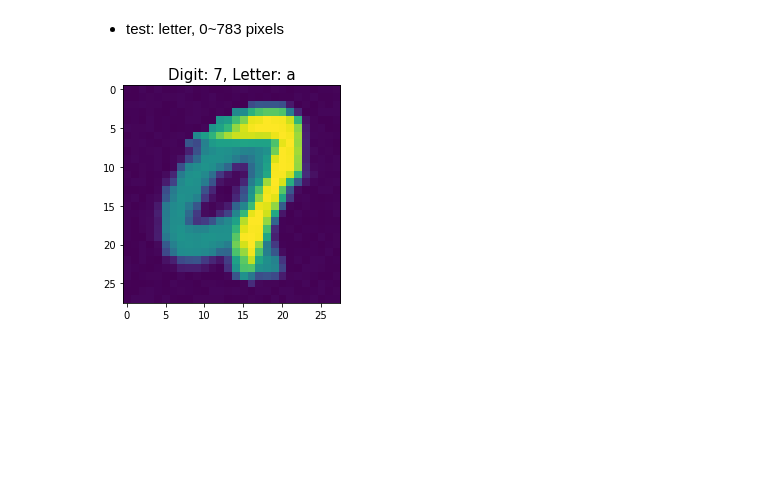
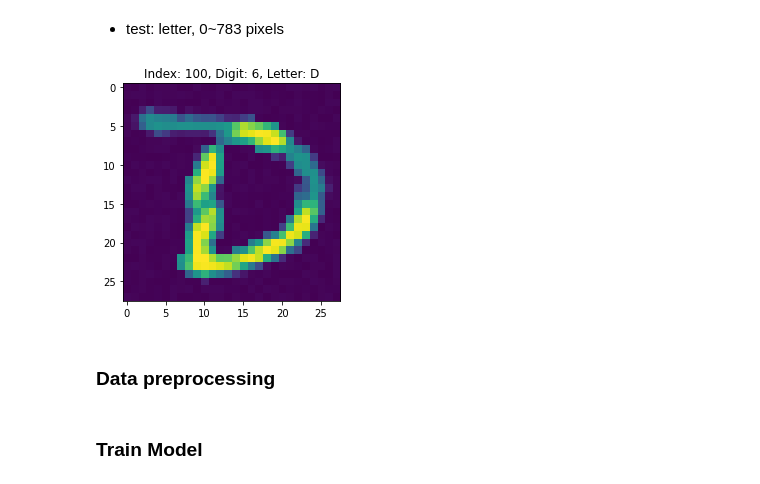
Before and after one commit to Mayner0220/ANBW, a Jupyter notebook: ANBW_v1.ipynb, the cells around one changed output. Drawn from its saved outputs; the diff is of its cells as text; code cells hidden in the pictures; blank space fills up the shorter version.

Commit message:
[Feat] create, train a model and visulize a image about predict

```diff
--- a/ANBW_v1.ipynb
+++ b/ANBW_v1.ipynb
@@ -61,12 +64,16 @@ test.shape
 (20480, 786)
 # %% [markdown]
 - test: letter, 0~783 pixels
-# %%
-img = train.query("letter == 'A'")[
-        [(str(i)) for i in range(784)]
-    ].iloc[3].values.reshape(28, 28)
-plt.imshow(img)
-plt.title("Digit: %s, Letter: a" % train.query("letter == 'A'").iloc[3]['digit'], fontsize=15)
-plt.show()
-# %% [output]
-[figure, removed]
+# %%
+idx = 100
+img = train.loc[idx, "0":].values.reshape(28, 28).astype(int)
+digit = train.loc[idx, "digit"]
+letter = train.loc[idx, "letter"]
+
+plt.title("Index: %i, Digit: %s, Letter: %s" % (idx, digit, letter))
+plt.imshow(img)
+plt.show()
+# %% [output]
+[figure, added]
+# %% [markdown]
+### Data preprocessing
@@ -72,0 +92,2 @@ plt.show()
+# %% [markdown]
+### Train Model
```
Also changed, not shown: parts of 20 cells of this notebook.
